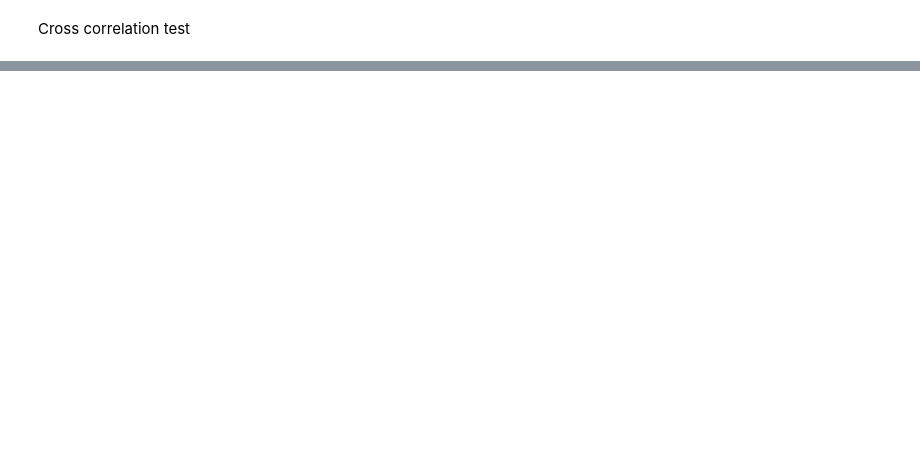
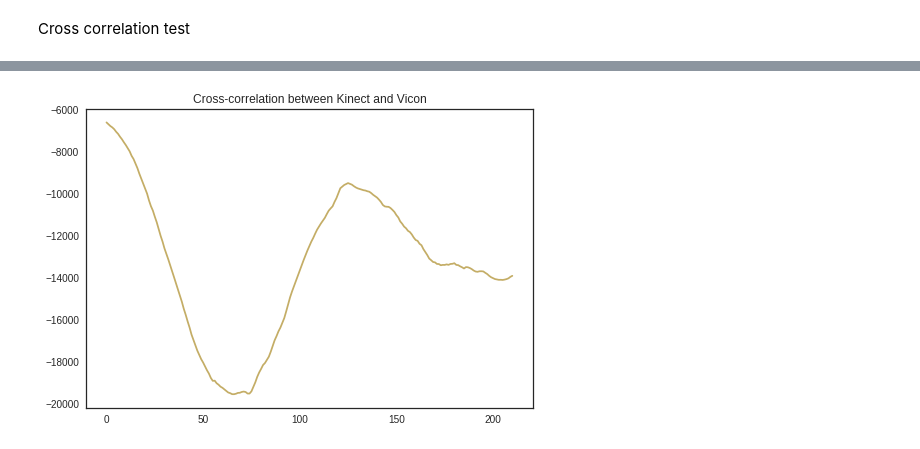
Before and after one commit to Jhonkr/Kinect-vs-Vicon, a Jupyter notebook: Kinect_vs_Vicon.ipynb, the cells around one changed output, grey strips where cells are left out. Cells and saved outputs as stored; diff of their text form; code cells hidden in the pictures; blank space fills up the shorter version.

```diff
--- a/Kinect_vs_Vicon.ipynb
+++ b/Kinect_vs_Vicon.ipynb
@@ -187,0 +151,11 @@ array([nan, nan, nan, ..., nan, nan, nan])
+# %%
+#Plot of Cross-correlation tests
+
+plt.plot(cc_angle_f1, c = 'y')
+plt.title('Cross-correlation between Kinect and Vicon')
+
+fig1.subplots_adjust(hspace=0.5)
+
+plt.show()
+# %% [output]
+[figure, added]
```
Also changed, not shown: parts of 22 cells of this notebook.
